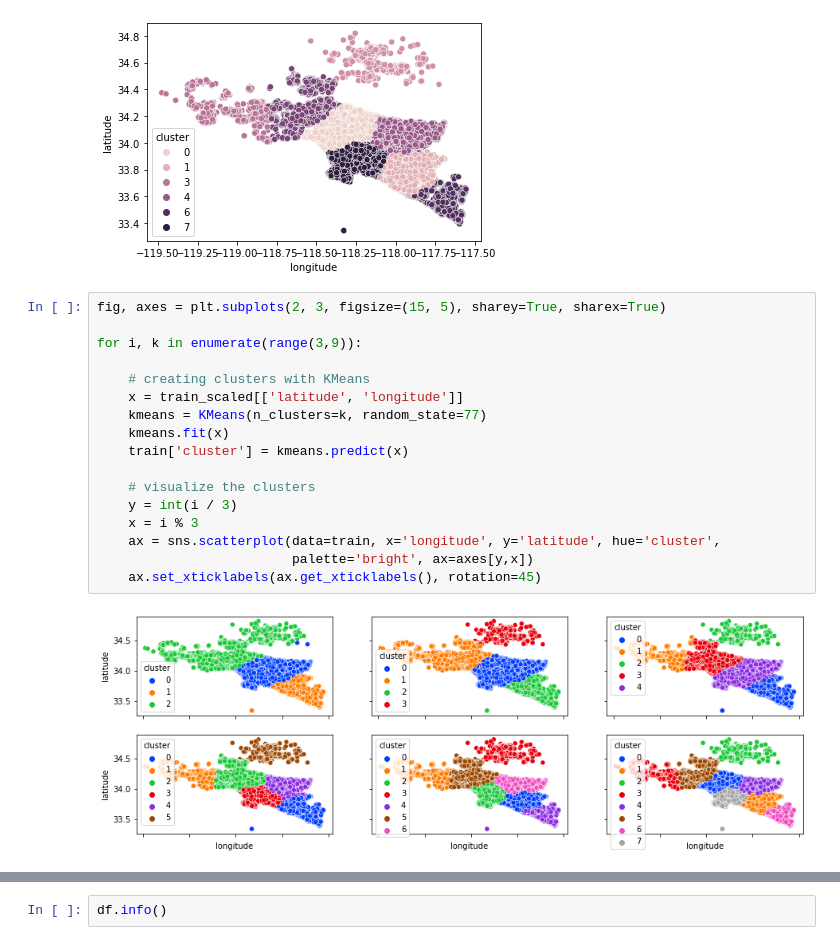
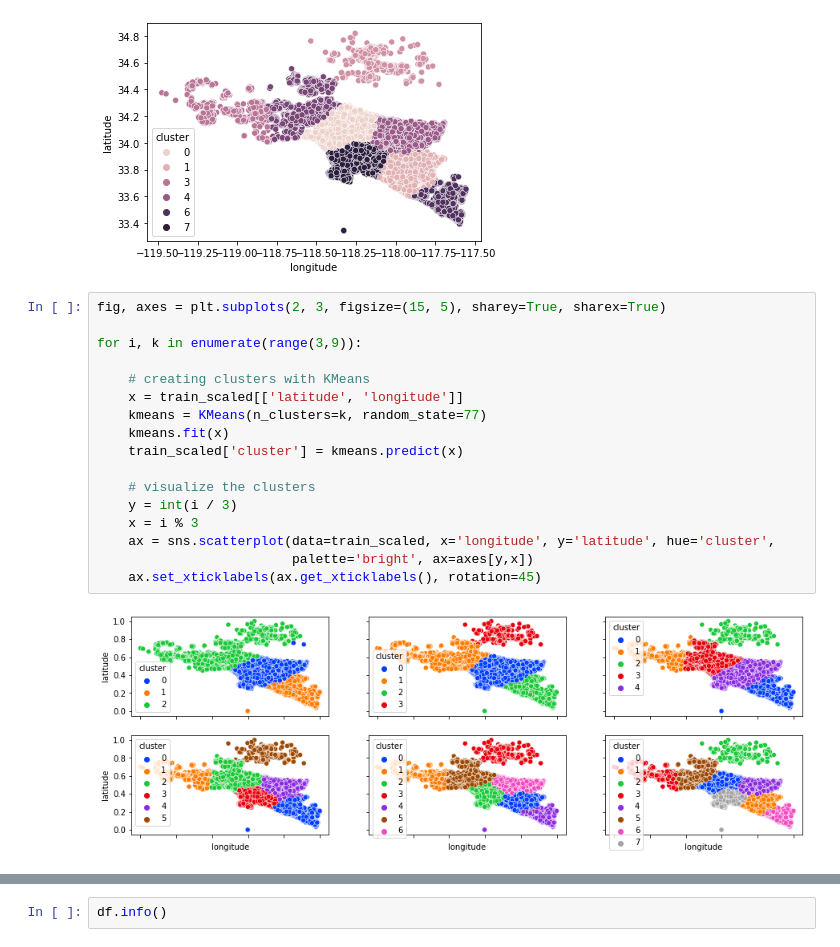
Before and after one commit to DanielFordHUB/zillow_clustering_project, a Jupyter notebook: workbook.ipynb, the cells around one changed output, grey strips where cells are left out. Cells and saved outputs as stored; diff of their text form.

```diff
--- a/workbook.ipynb
+++ b/workbook.ipynb
@@ -357,19 +369,19 @@ plt.show()
 # %%
 fig, axes = plt.subplots(2, 3, figsize=(15, 5), sharey=True, sharex=True)
 
 for i, k in enumerate(range(3,9)):
 
     # creating clusters with KMeans
     x = train_scaled[['latitude', 'longitude']]
     kmeans = KMeans(n_clusters=k, random_state=77)
     kmeans.fit(x)
-    train['cluster'] = kmeans.predict(x)
+    train_scaled['cluster'] = kmeans.predict(x)
 
     # visualize the clusters
     y = int(i / 3)
     x = i % 3
-    ax = sns.scatterplot(data=train, x='longitude', y='latitude', hue='cluster',
+    ax = sns.scatterplot(data=train_scaled, x='longitude', y='latitude', hue='cluster',
                          palette='bright', ax=axes[y,x])
     ax.set_xticklabels(ax.get_xticklabels(), rotation=45)
 # %% [output]
-[figure, old version]
+[figure, new version]
```
Also changed, not shown: parts of 16 cells of this notebook, 3 other files.
